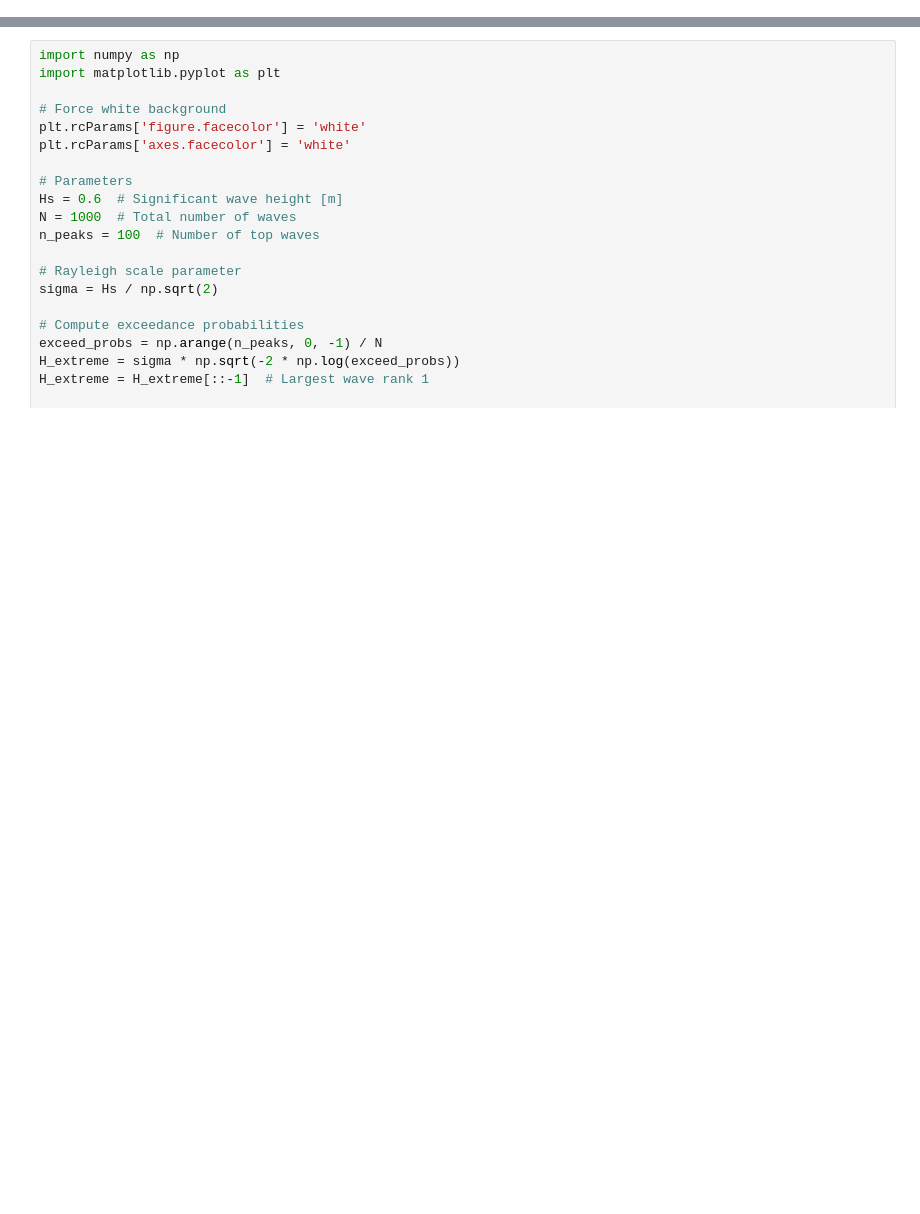
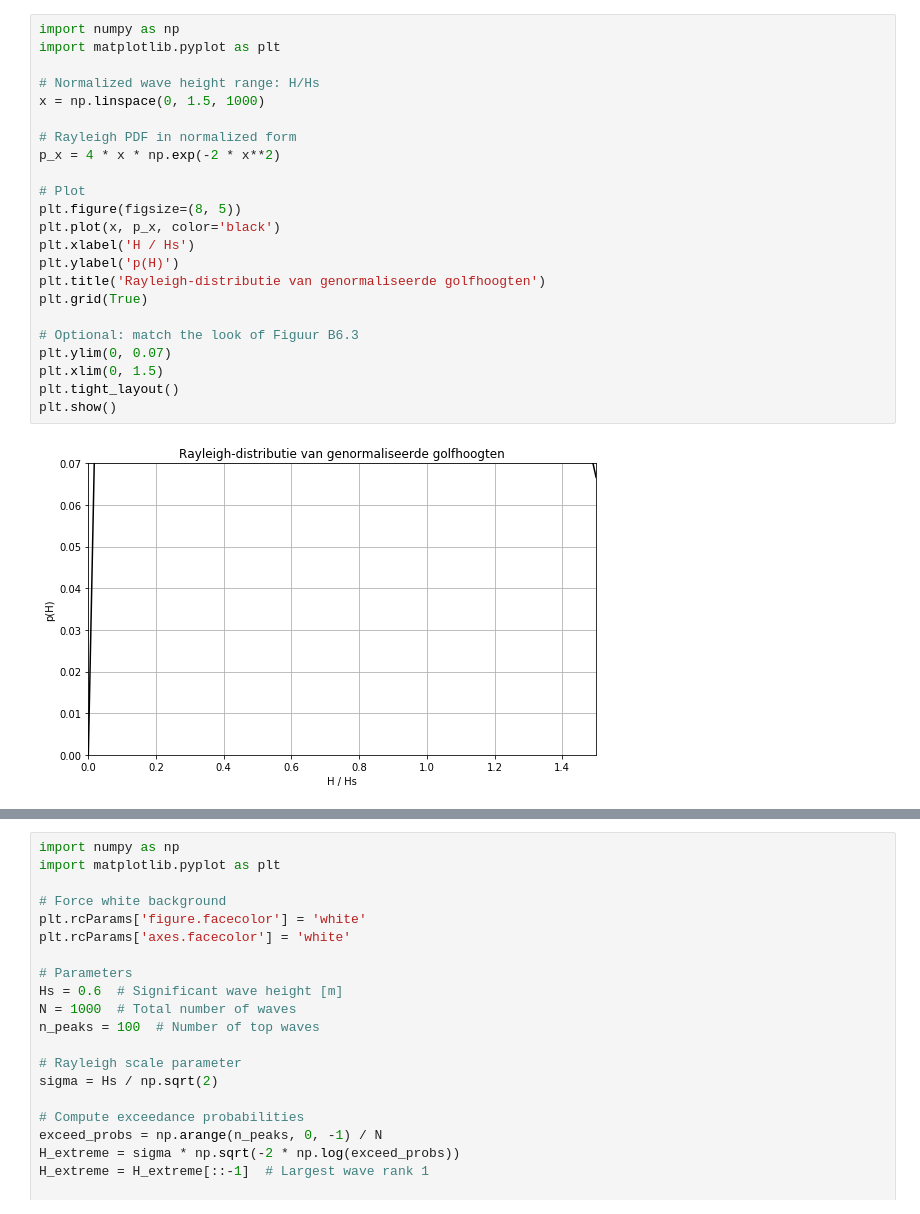
Before and after one commit to ThomasPennockTU/Thesis_Repository, a Jupyter notebook: workfolder/jonswap_waves/waves.ipynb, the cells around one changed output, grey strips where cells are left out. Cells and saved outputs as stored; diff of their text form; blank space fills up the shorter version.

```diff
--- a/workfolder/jonswap_waves/waves.ipynb
+++ b/workfolder/jonswap_waves/waves.ipynb
@@ -0,0 +1,25 @@
+# %%
+import numpy as np
+import matplotlib.pyplot as plt
+
+# Normalized wave height range: H/Hs
+x = np.linspace(0, 1.5, 1000)
+
+# Rayleigh PDF in normalized form
+p_x = 4 * x * np.exp(-2 * x**2)
+
+# Plot
+plt.figure(figsize=(8, 5))
+plt.plot(x, p_x, color='black')
+plt.xlabel('H / Hs')
+plt.ylabel('p(H)')
+plt.title('Rayleigh-distributie van genormaliseerde golfhoogten')
+plt.grid(True)
+
+# Optional: match the look of Figuur B6.3
+plt.ylim(0, 0.07)
+plt.xlim(0, 1.5)
+plt.tight_layout()
+plt.show()
+# %% [output]
+[figure, added]
```
Also changed, not shown: parts of 7 cells of this notebook, 1 other file.
